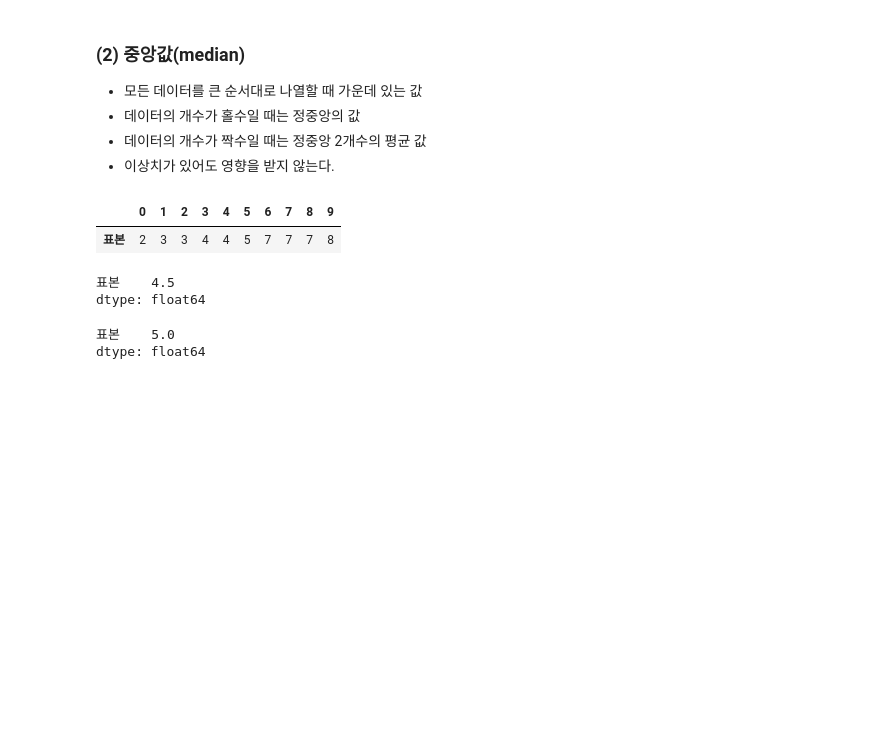
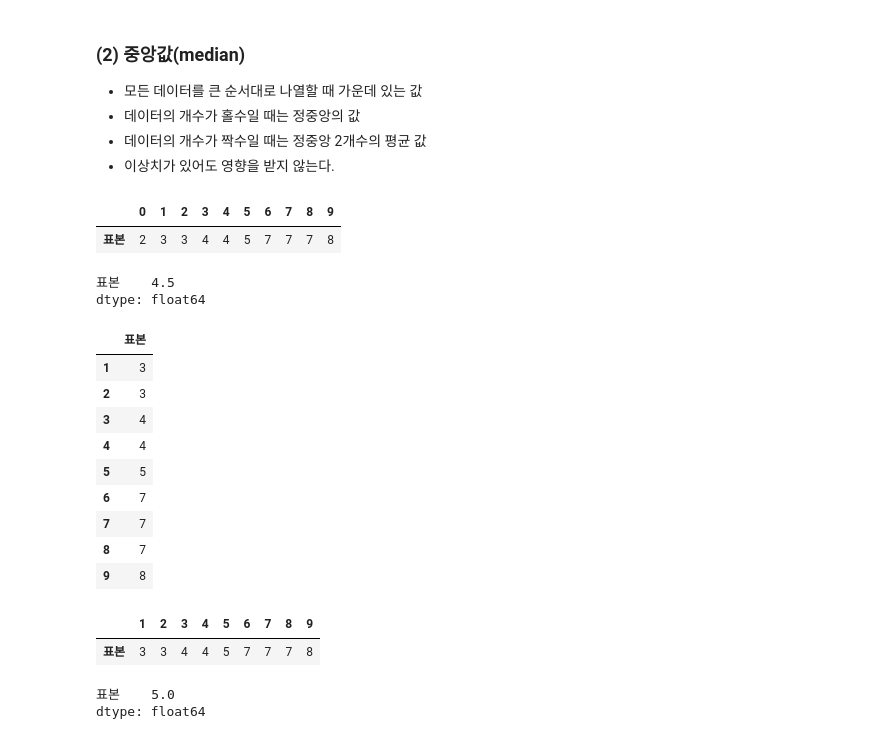
Before and after one commit to haezeong/fintech_service, a Jupyter notebook: 06_machine_learning/11_기초통계의이해.ipynb, the cells around one changed output. Drawn from its saved outputs; the diff is of its cells as text; code cells hidden in the pictures; blank space fills up the shorter version.

```diff
--- a/06_machine_learning/11_기초통계의이해.ipynb
+++ b/06_machine_learning/11_기초통계의이해.ipynb
@@ -45,8 +43,30 @@ b = pd.DataFrame([3,3,4,4,5,7,7,7,8], columns=['표본'])
-# %%
-a.median()
-# %% [output]
-표본    4.5
-dtype: float64
+# %%
+# 중앙값
+a.median()
+# %% [output]
+표본    4.5
+dtype: float64
+# %%
+b = a.copy()
+# %%
+b.drop(0, inplace=True)
+b
+# %% [output]
+|  | 표본 |
+| 1 | 3 |
+| 2 | 3 |
+| 3 | 4 |
+| 4 | 4 |
+| 5 | 5 |
+| 6 | 7 |
+| 7 | 7 |
+| 8 | 7 |
+| 9 | 8 |
+# %%
+b.T
+# %% [output]
+|  | 1 | 2 | 3 | 4 | 5 | 6 | 7 | 8 | 9 |
+| 표본 | 3 | 3 | 4 | 4 | 5 | 7 | 7 | 7 | 8 |
 # %%
 b.median()
 # %% [output]
```
Also changed, not shown: parts of 22 cells of this notebook, 1 other file.
